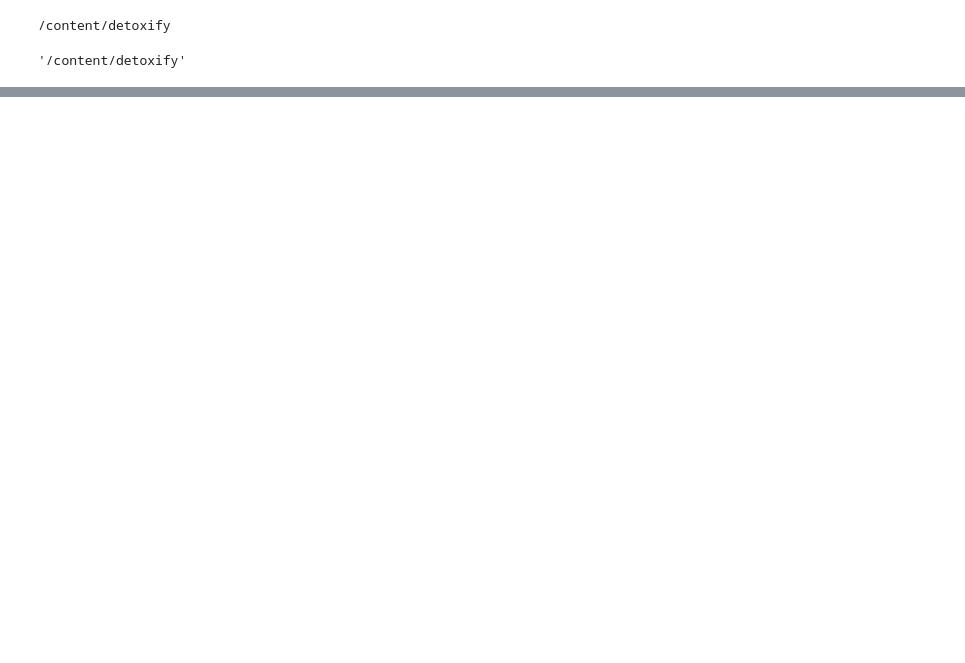
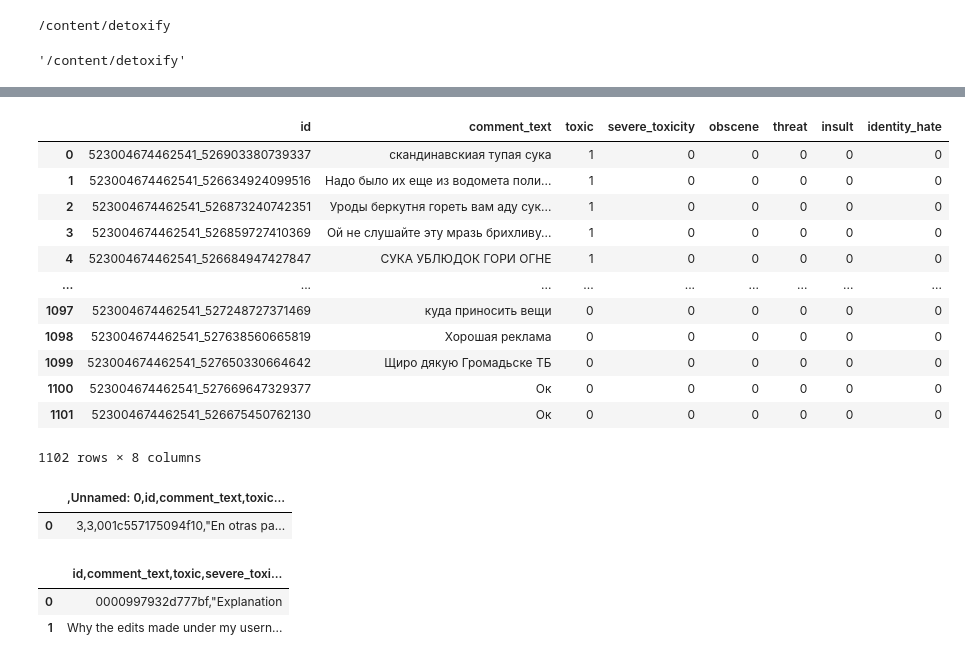
Before and after one commit to zaure-zhussipbekova/hatespeech, a Jupyter notebook: Hate_speech.ipynb, the cells around one changed output, grey strips where cells are left out. Saved outputs shown, nothing was run; the diff lists cells and outputs as text; code cells hidden in the pictures; blank space fills up the shorter version.

```diff
--- a/Hate_speech.ipynb
+++ b/Hate_speech.ipynb
@@ -1926,0 +1975,34 @@ KeyError: 'Only a column name can be used for the key in a dtype mappings argume
+# %%
+f= pd.read_csv('/content/toxicity_train_ru.csv')
+f
+# %% [output]
+|  | id | comment_text | toxic | severe_toxicity | obscene | threat | insult | identity_hate |
+| 0 | 523004674462541_526903380739337 | скандинавскиая тупая сука | 1 | 0 | 0 | 0 | 0 | 0 |
+| 1 | 523004674462541_526634924099516 | Надо было их еще из водомета поли... | 1 | 0 | 0 | 0 | 0 | 0 |
+| 2 | 523004674462541_526873240742351 | Уроды беркутня гореть вам аду сук... | 1 | 0 | 0 | 0 | 0 | 0 |
+| 3 | 523004674462541_526859727410369 | Ой не слушайте эту мразь брихливу... | 1 | 0 | 0 | 0 | 0 | 0 |
+| 4 | 523004674462541_526684947427847 | СУКА УБЛЮДОК ГОРИ ОГНЕ | 1 | 0 | 0 | 0 | 0 | 0 |
+| ... | ... | ... | ... | ... | ... | ... | ... | ... |
+| 1097 | 523004674462541_527248727371469 | куда приносить вещи | 0 | 0 | 0 | 0 | 0 | 0 |
+| 1098 | 523004674462541_527638560665819 | Хорошая реклама | 0 | 0 | 0 | 0 | 0 | 0 |
+| 1099 | 523004674462541_527650330664642 | Щиро дякую Громадьске ТБ | 0 | 0 | 0 | 0 | 0 | 0 |
+| 1100 | 523004674462541_527669647329377 | Ок | 0 | 0 | 0 | 0 | 0 | 0 |
+| 1101 | 523004674462541_526675450762130 | Ок | 0 | 0 | 0 | 0 | 0 | 0 |
+1102 rows × 8 columns
+# %%
+import pandas as pd
+file_es = pd.read_excel("/content/es_cleaned.xlsx")
+file_es.to_csv (r'/content/file_es.csv', index = None, header=True)
+file_es
+# %% [output]
+|  | ,Unnamed: 0,id,comment_text,toxic... |
+| 0 | 3,3,001c557175094f10,"En otras pa... |
+# %%
+import pandas as pd
+file_t = pd.read_excel("/content/train.xlsx")
+file_t.to_csv (r'/content/train.csv', index = None, header=True)
+file_t
+# %% [output]
+|  | id,comment_text,toxic,severe_toxi... |
+| 0 | 0000997932d777bf,"Explanation |
+| 1 | Why the edits made under my usern... |
```
Also changed, not shown: parts of 15 cells of this notebook.
